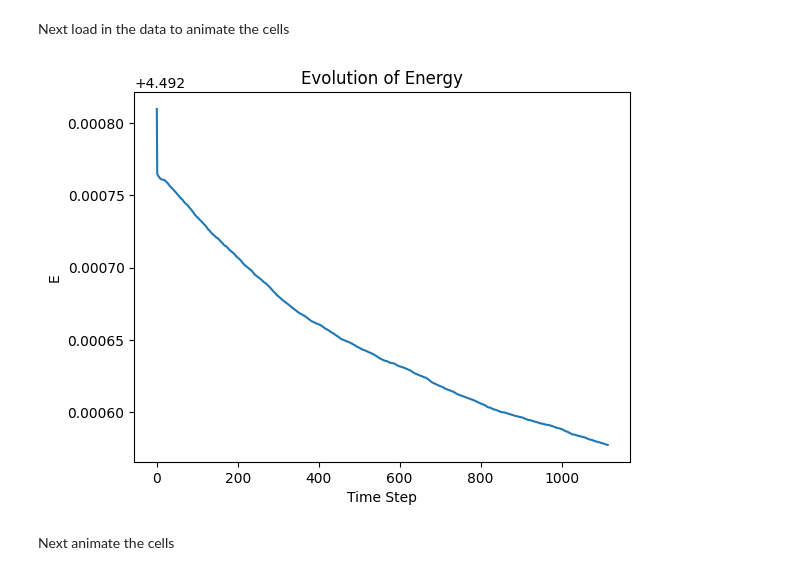
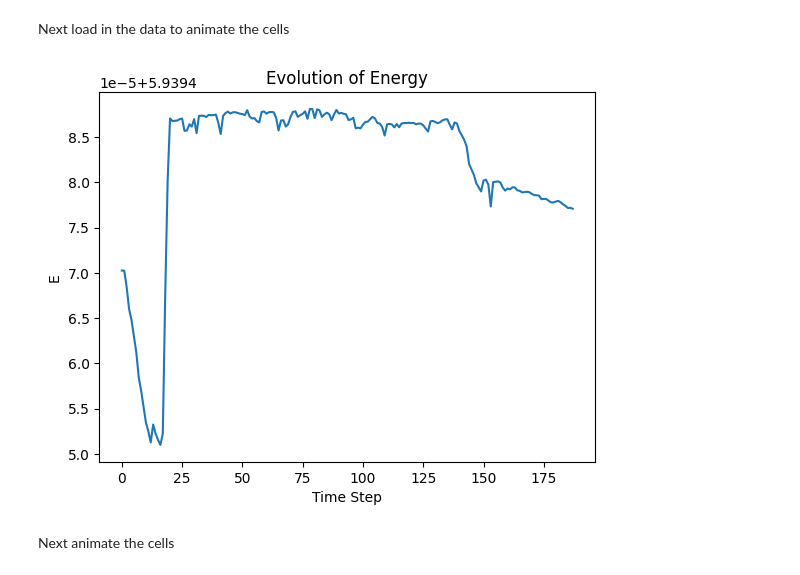
Before and after one commit to thelavier/3DIncompressibleSG, a Jupyter notebook: RunCode.ipynb, the cells around one changed output. Drawn from its saved outputs; the diff is of its cells as text; code cells hidden in the pictures.

```diff
--- a/RunCode.ipynb
+++ b/RunCode.ipynb
@@ -96,22 +102,22 @@ Next load in the data to animate the cells
 # %%
 import auxfunctions as aux
 
 # Load the data from the MessagePack file
-Z, C, W, M, TC = aux.load_data('./data/SG_data.msgpack')
+Z, C, W, M, TC = aux.load_data('./data/DOPRI_SG_data.msgpack')
 
 # Compute the Velocities, Temperature, and Kinetic Energy
 MVel, ZVel, TVel, T, E, Eerr = aux.Properties(Z, C, TC)
 
 # Create a line plot
 plt.plot(E)
 # Add labels and title
 plt.xlabel('Time Step')
 plt.ylabel('E')
 plt.title('Evolution of Energy')
 
 plt.show()
 # %% [output]
-[figure, old version]
+[figure, new version]
 # %% [markdown]
 Next animate the cells
 # %%
```
Also changed, not shown: parts of 5 cells of this notebook, 5 other files.
